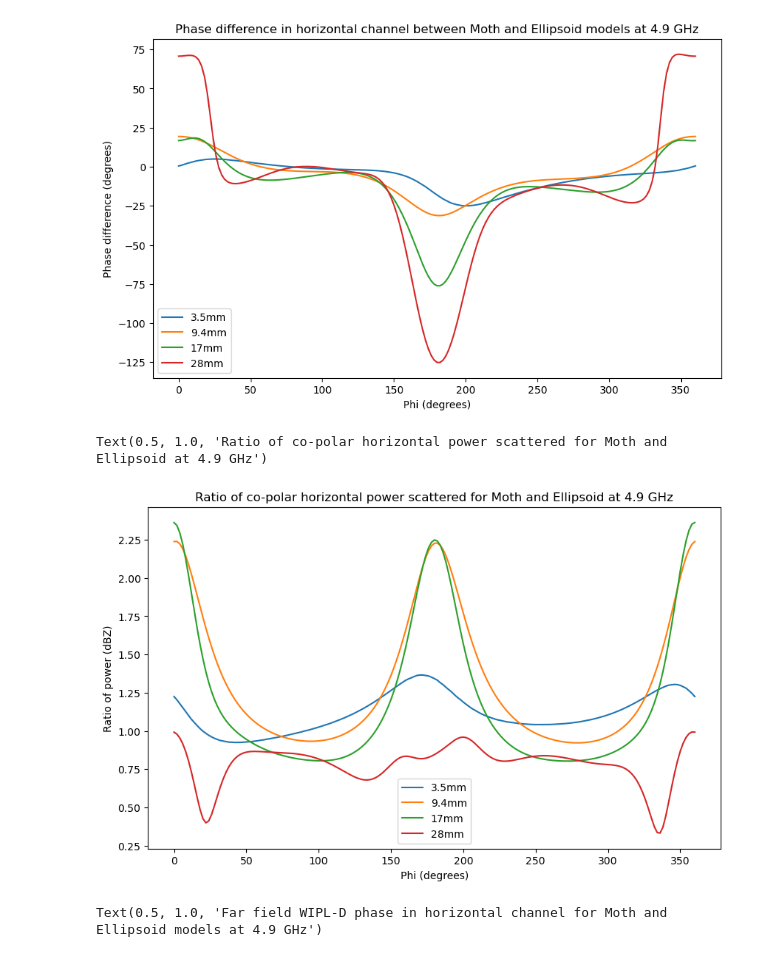
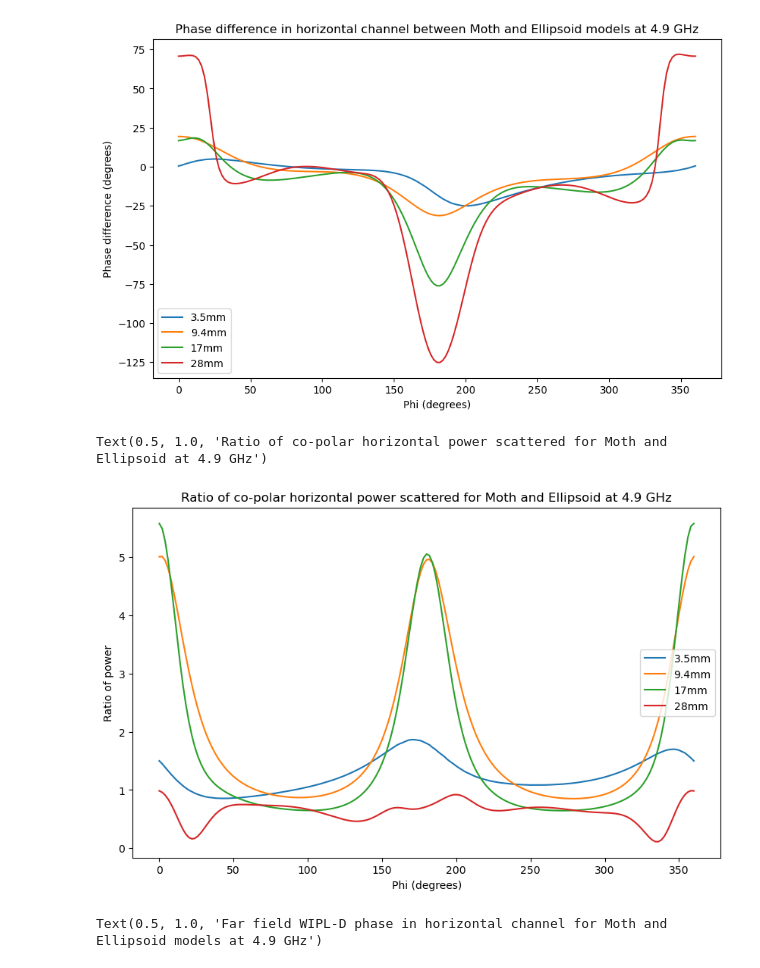
Before and after one commit to TommyMatthews/WIPL-python-analysis, a Jupyter notebook: low_res_phase_analysis.ipynb, the cells around one changed output. Cells and saved outputs as stored; diff of their text form; code cells hidden in the pictures.

Commit message:
Generates plots post parameterised analysis

```diff
--- a/low_res_phase_analysis.ipynb
+++ b/low_res_phase_analysis.ipynb
@@ -90,7 +90,7 @@ def get_horizontal_returned_phase(df):
 # %%
 def get_horizontal_returned_power(df):
     horizontal_field = df['Ephi'].astype(complex).to_numpy()
-    power = np.abs(horizontal_field)
+    power = np.abs(horizontal_field)**2
     return power
 # %%
 def get_linear_depol_ratio(df):
@@ -124,25 +124,25 @@ Text(0.5, 1.0, 'Phase difference in horizontal channel between Moth and Ellipsoi
 # %%
 polarisation = 'H'
 frequency = 3 #4.9GHz
 
 for scale, size in zip(['0206', '0553', '1000', '1588'], ['3.5mm', '9.4mm', '17mm', '28mm']):
     df_bernard = single_pol_obj_dict['Bernard'][scale][polarisation][frequency]
     df_ellipsoid = single_pol_obj_dict['Ellipsoid'][scale][polarisation][frequency]
     power_bernard = get_horizontal_returned_power(df_bernard)
     power_ellipsoid = get_horizontal_returned_power(df_ellipsoid)
 
     # power_ratio = 10*np.log10(power_bernard/power_ellipsoid)
     plt.plot(df_bernard['phi'], power_bernard/power_ellipsoid, label=f'{size}', linestyle = '-')
 
 fig = plt.gcf()
 fig.set_size_inches(10, 6)
 plt.legend()
 plt.xlabel('Phi (degrees)')
-plt.ylabel('Ratio of power (dBZ)')
+plt.ylabel('Ratio of power')
 plt.title(f'Ratio of co-polar horizontal power scattered for Moth and Ellipsoid at 4.9 GHz')
 # %% [output]
 Text(0.5, 1.0, 'Ratio of co-polar horizontal power scattered for Moth and Ellipsoid at 4.9 GHz')
-[figure, old version]
+[figure, new version]
 # %%
 polarisation = 'H'
 frequency = 3 #4.9GHz
```
Also changed, not shown: parts of 11 cells of this notebook, 9 other files.
